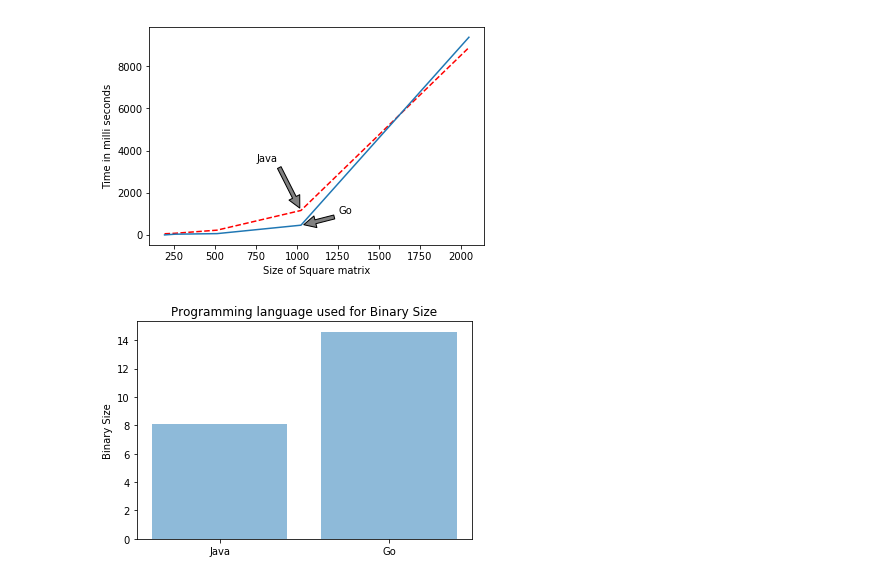
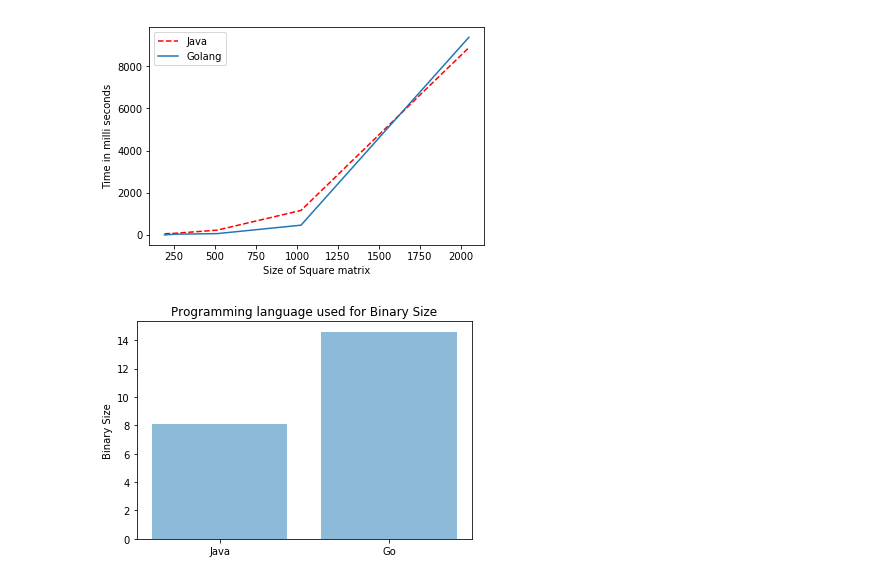
Before and after one commit to abhinavpy/SE-Mini-Project-Spring-2019, a Jupyter notebook: Graphs_Experimental.ipynb, the cells around one changed output. Saved outputs shown, nothing was run; the diff lists cells and outputs as text; code cells hidden in the pictures.

```diff
--- a/Graphs_Experimental.ipynb
+++ b/Graphs_Experimental.ipynb
@@ -1,20 +1,17 @@
 # %%
 # Standard Benchmarks for Runtime Analysis under concurrent programming.
 # Final Graph
 import matplotlib.pyplot as plt
-plt.plot([192, 256, 512, 1024, 2048], [64.8, 87.2, 235.2, 1168, 8882], 'r--')
-plt.plot([192, 256, 512, 1024, 2048], [9.859185, 44.17086, 71.11728, 470.755658, 9370.37895])
+plt.plot([192, 256, 512, 1024, 2048], [64.8, 87.2, 235.2, 1168, 8882], 'r--', label='Java')
+plt.plot([192, 256, 512, 1024, 2048], [9.859185, 44.17086, 71.11728, 470.755658, 9370.37895], label='Golang')
 plt.ylabel('Time in milli seconds')
 plt.xlabel('Size of Square matrix')
-plt.annotate('Java', xy=(1024, 1168), xytext=(750, 3500),
-            arrowprops=dict(facecolor='grey', shrink=0.05),
-            )
-plt.annotate('Go', xy=(1030, 470.755), xytext=(1250, 1000),
-            arrowprops=dict(facecolor='grey', shrink=0.05),
-            )
+
+plt.legend()
+
 plt.savefig('concurrency_analysis.png')
 # %% [output]
-[figure, old version]
+[figure, new version]
 # %%
 # Binary Size Analysis Graph
 import matplotlib.pyplot as plt
```
Also changed, not shown: parts of 2 cells of this notebook, 3 other files.
